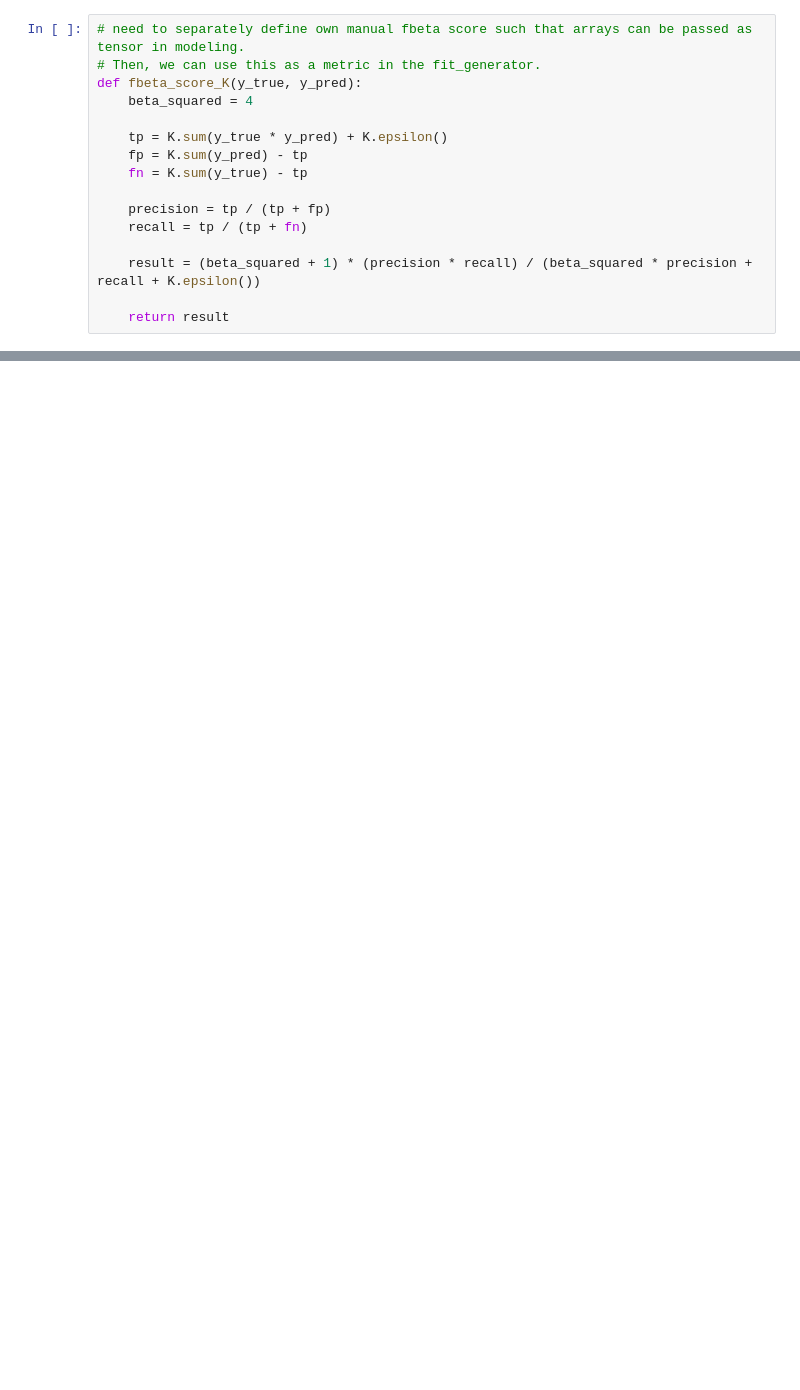
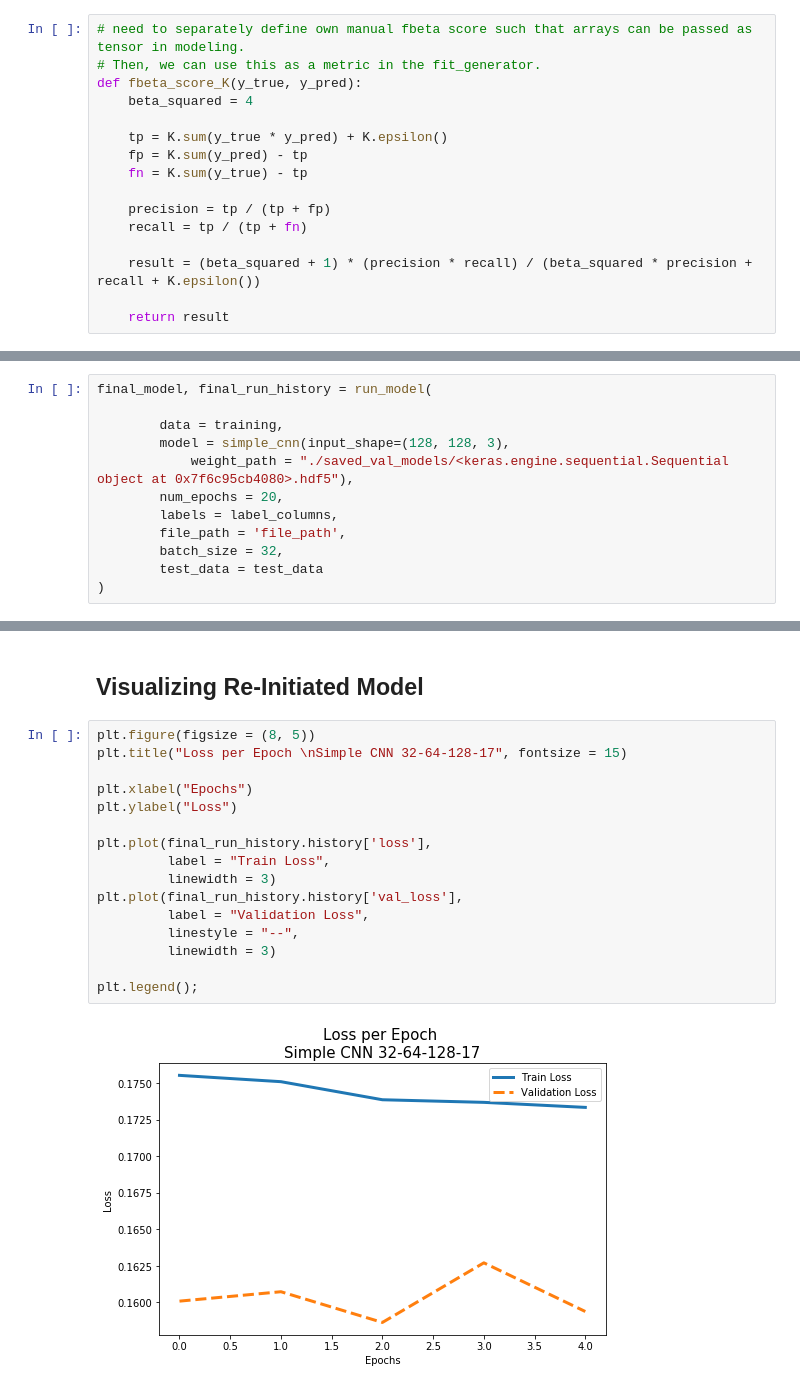
Before and after one commit to cameronbronstein/Planet-Amazon-Deep-Learning, a Jupyter notebook: 3 - Capstone - Modeling.ipynb, the cells around one changed output, grey strips where cells are left out. Drawn from its saved outputs; the diff is of its cells as text; blank space fills up the shorter version.

```diff
--- a/3 - Capstone - Modeling.ipynb
+++ b/3 - Capstone - Modeling.ipynb
@@ -756,0 +646,12 @@ print('Scores are {:.3f} (sklearn) and {:.3f} (keras)'.format(fbeta_sklearn, fbe
+# %%
+final_model, final_run_history = run_model(
+
+        data = training,
+        model = simple_cnn(input_shape=(128, 128, 3),
+            weight_path = "./saved_val_models/<keras.engine.sequential.Sequential object at 0x7f6c95cb4080>.hdf5"),
+        num_epochs = 20,
+        labels = label_columns,
+        file_path = 'file_path',
+        batch_size = 32,
+        test_data = test_data
+)
@@ -756,0 +676,20 @@ print('Scores are {:.3f} (sklearn) and {:.3f} (keras)'.format(fbeta_sklearn, fbe
+# %% [markdown]
+## Visualizing Re-Initiated Model
+# %%
+plt.figure(figsize = (8, 5))
+plt.title("Loss per Epoch \nSimple CNN 32-64-128-17", fontsize = 15)
+
+plt.xlabel("Epochs")
+plt.ylabel("Loss")
+
+plt.plot(final_run_history.history['loss'],
+         label = "Train Loss",
+         linewidth = 3)
+plt.plot(final_run_history.history['val_loss'],
+         label = "Validation Loss",
+         linestyle = "--",
+         linewidth = 3)
+
+plt.legend();
+# %% [output]
+[figure, added]
```
Also changed, not shown: parts of 106 cells of this notebook.
